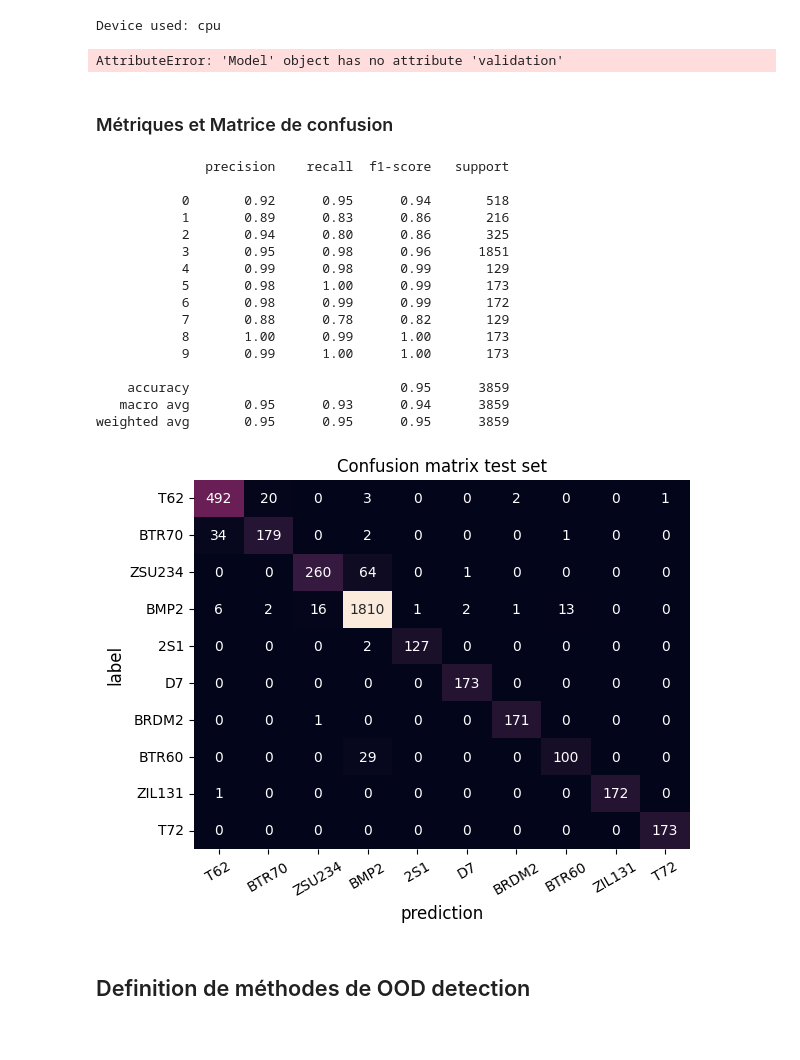
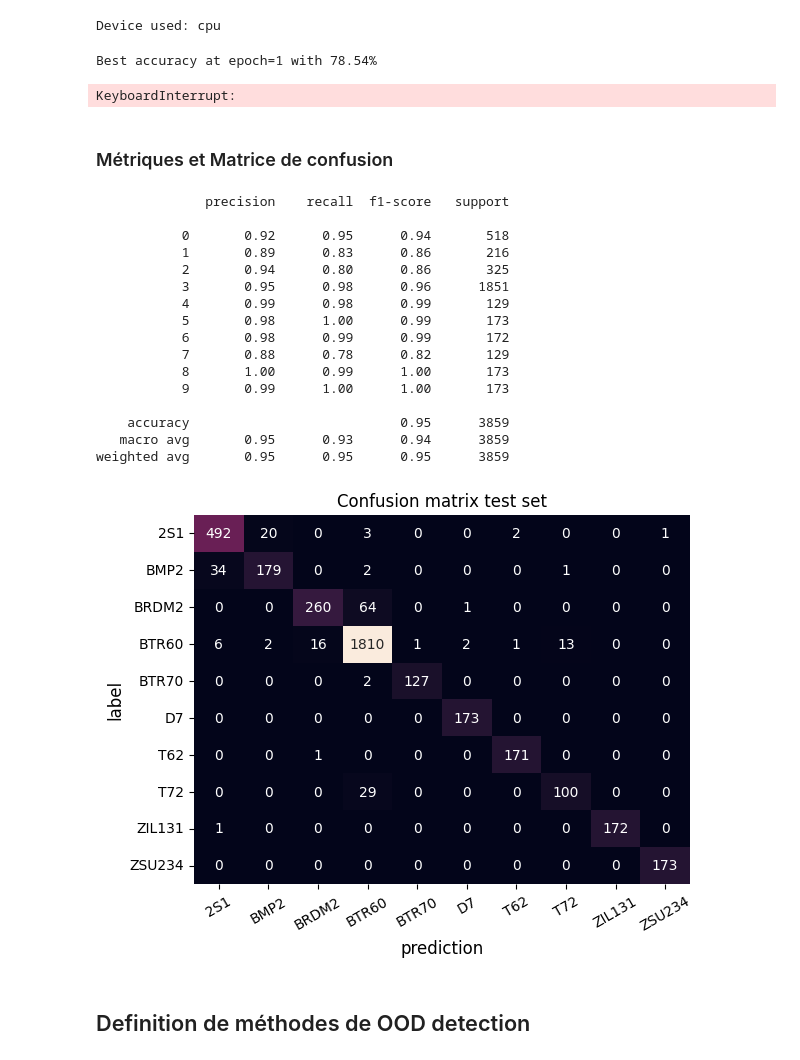
Before and after one commit to Tmqng/ATR-Code, a Jupyter notebook: notebooks/inference_notebook_AConvNet.ipynb, the cells around one changed output. Drawn from its saved outputs; the diff is of its cells as text; code cells hidden in the pictures.

Commit message:
fix aconvnet inference notebook after refactor

```diff
--- a/notebooks/inference_notebook_AConvNet.ipynb
+++ b/notebooks/inference_notebook_AConvNet.ipynb
@@ -197,7 +198,8 @@ test_set = load.load_dataset(
     transform=transform,
     batch_size=10,
     augment=False,
-    proportion=None
+    proportion=None,
+    num_workers=0
 )
 # %%
 net = AConvNet(
@@ -247,7 +249,8 @@ print(f'Path={best_path}')
 
 m.load(best_path)
 # %% [output]
-AttributeError: 'Model' object has no attribute 'validation'
+Best accuracy at epoch=1 with 78.54%
+KeyboardInterrupt:
 # %%
 best_path = f'/home/mqtho/ATR-Code/notebooks/{experiment_path}/model-015.pth'
 m.load(best_path)
@@ -291,35 +294,35 @@ sns.reset_defaults()
 ax = sns.heatmap(_conf_mat, annot=True, fmt='d', cbar=False)
 
 target_attr = f'target_name_{dataset}'
-target_names = getattr(process_mstar_AConvNet, target_attr)
+target_names = getattr(generate_mstar_img_json_dataset, target_attr)
 ax.set_yticklabels(target_names, rotation=0)
 ax.set_xticklabels(target_names, rotation=30)
 
 plt.xlabel('prediction', fontsize=12)
 plt.ylabel('label', fontsize=12)
 plt.title('Confusion matrix test set')
 
 plt.savefig(f'./{experiment_path}/confusion_matrix_test.png')
 
 plt.show()
 # %% [output]
               precision    recall  f1-score   support
 
            0       0.92      0.95      0.94       518
            1       0.89      0.83      0.86       216
            2       0.94      0.80      0.86       325
            3       0.95      0.98      0.96      1851
            4       0.99      0.98      0.99       129
            5       0.98      1.00      0.99       173
            6       0.98      0.99      0.99       172
            7       0.88      0.78      0.82       129
            8       1.00      0.99      1.00       173
            9       0.99      1.00      1.00       173
 
     accuracy                           0.95      3859
    macro avg       0.95      0.93      0.94      3859
 weighted avg       0.95      0.95      0.95      3859
-[figure, old version]
+[figure, new version]
 # %% [markdown]
 ## Definition de méthodes de OOD detection
 # %%
```
Also changed, not shown: parts of 1 cell of this notebook, 1 other file.
